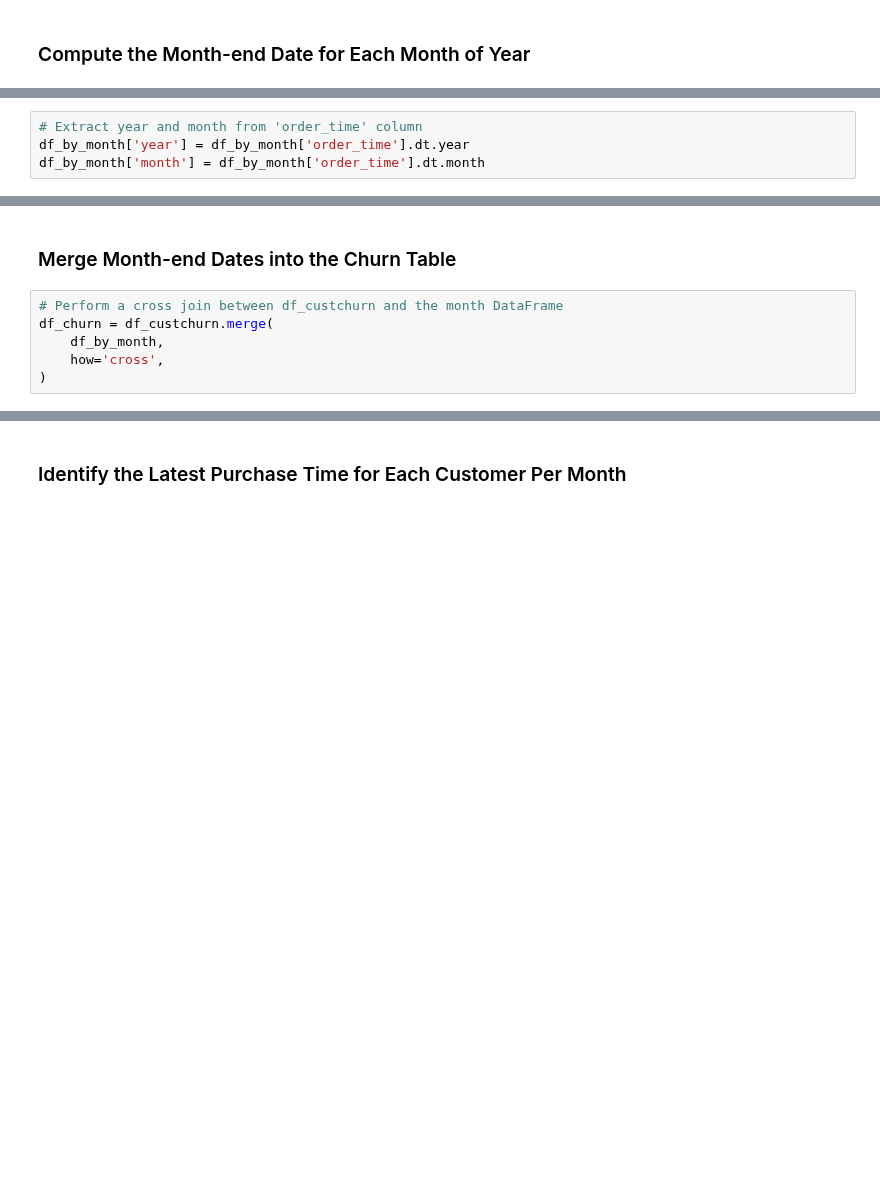
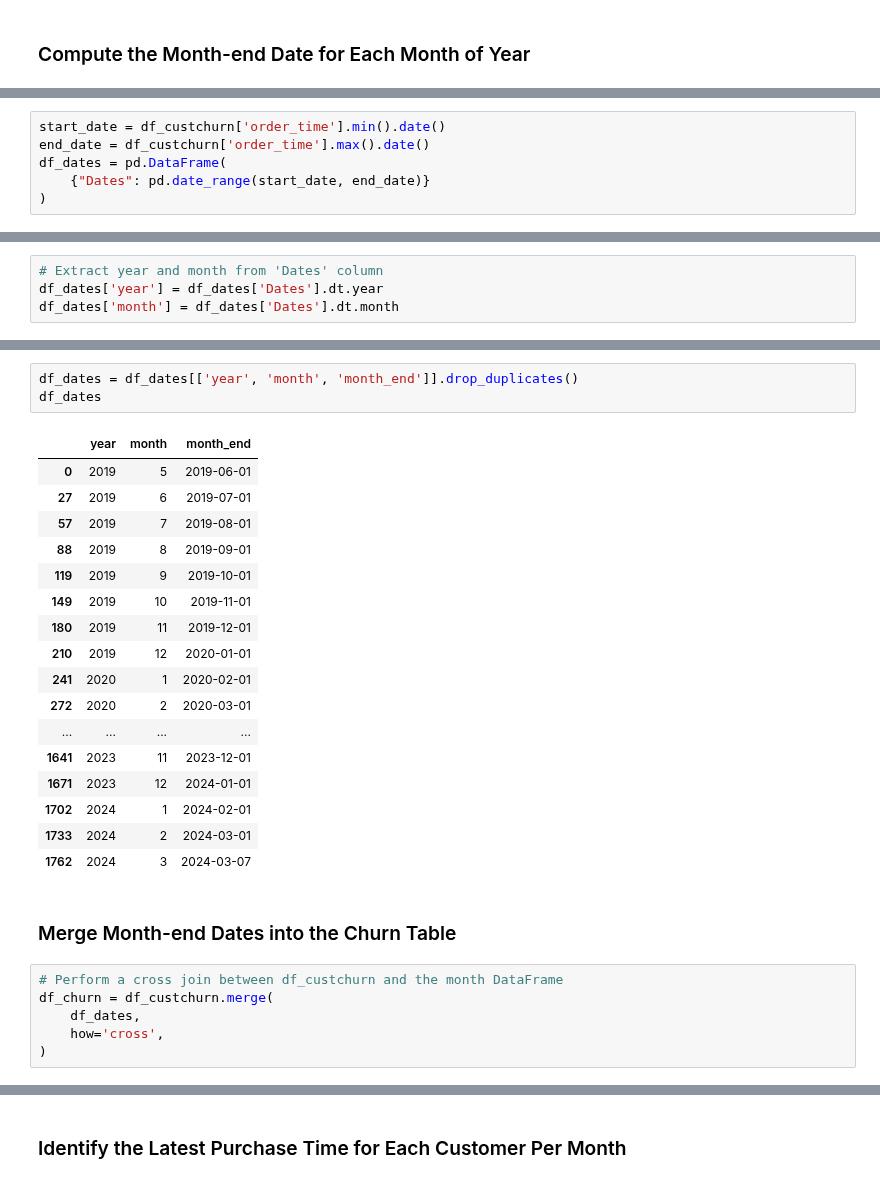
Before and after one commit to HanL1223/JR_Recommender, a Jupyter notebook: projects/cafe-analytics/Customer-Churn-Analysis-MX.ipynb, the cells around one changed output, grey strips where cells are left out. Cells and saved outputs as stored; diff of their text form; blank space fills up the shorter version.

```diff
--- a/projects/cafe-analytics/Customer-Churn-Analysis-MX.ipynb
+++ b/projects/cafe-analytics/Customer-Churn-Analysis-MX.ipynb
@@ -57,0 +68,6 @@ df_by_month.head()
+# %%
+start_date = df_custchurn['order_time'].min().date()
+end_date = df_custchurn['order_time'].max().date()
+df_dates = pd.DataFrame(
+    {"Dates": pd.date_range(start_date, end_date)}
+)
@@ -58,5 +83,5 @@ df_by_month.head()
 # %%
-# Extract year and month from 'order_time' column
-df_by_month['year'] = df_by_month['order_time'].dt.year
-df_by_month['month'] = df_by_month['order_time'].dt.month
+# Extract year and month from 'Dates' column
+df_dates['year'] = df_dates['Dates'].dt.year
+df_dates['month'] = df_dates['Dates'].dt.month
 # %%
@@ -99,10 +109,31 @@ df_by_month
+# %%
+df_dates = df_dates[['year', 'month', 'month_end']].drop_duplicates()
+df_dates
+# %% [output]
+|  | year | month | month_end |
+| 0 | 2019 | 5 | 2019-06-01 |
+| 27 | 2019 | 6 | 2019-07-01 |
+| 57 | 2019 | 7 | 2019-08-01 |
+| 88 | 2019 | 8 | 2019-09-01 |
+| 119 | 2019 | 9 | 2019-10-01 |
+| 149 | 2019 | 10 | 2019-11-01 |
+| 180 | 2019 | 11 | 2019-12-01 |
+| 210 | 2019 | 12 | 2020-01-01 |
+| 241 | 2020 | 1 | 2020-02-01 |
+| 272 | 2020 | 2 | 2020-03-01 |
+| ... | ... | ... | ... |
+| 1641 | 2023 | 11 | 2023-12-01 |
+| 1671 | 2023 | 12 | 2024-01-01 |
+| 1702 | 2024 | 1 | 2024-02-01 |
+| 1733 | 2024 | 2 | 2024-03-01 |
+| 1762 | 2024 | 3 | 2024-03-07 |
 # %% [markdown]
 <a name="merge"></a>
 ### Merge Month-end Dates into the Churn Table
 # %%
 # Perform a cross join between df_custchurn and the month DataFrame
 df_churn = df_custchurn.merge(
-    df_by_month,
+    df_dates,
     how='cross',
 )
 # %%
```
Also changed, not shown: parts of 25 cells of this notebook.
